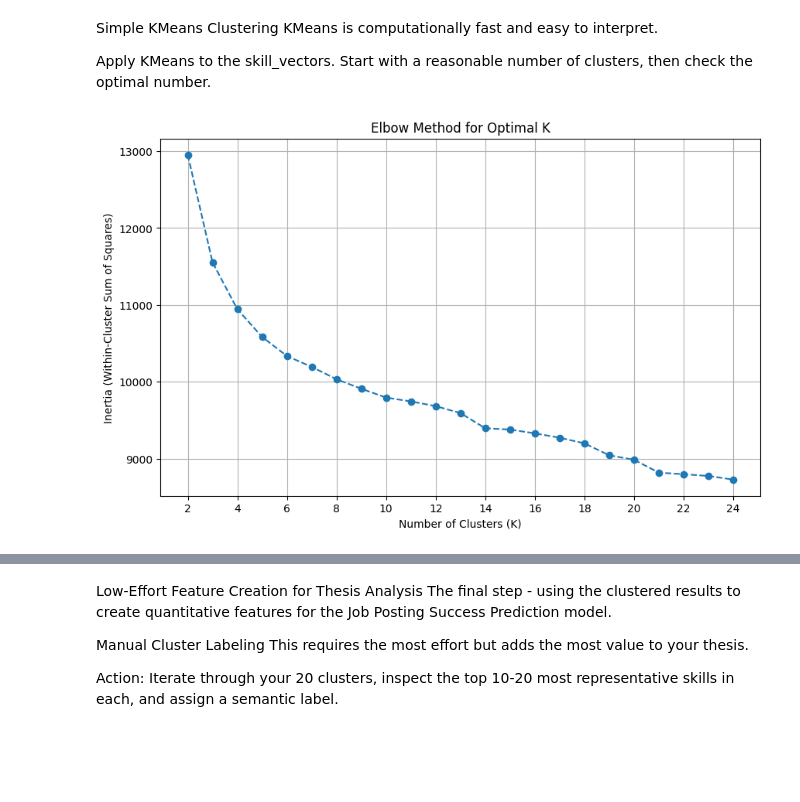
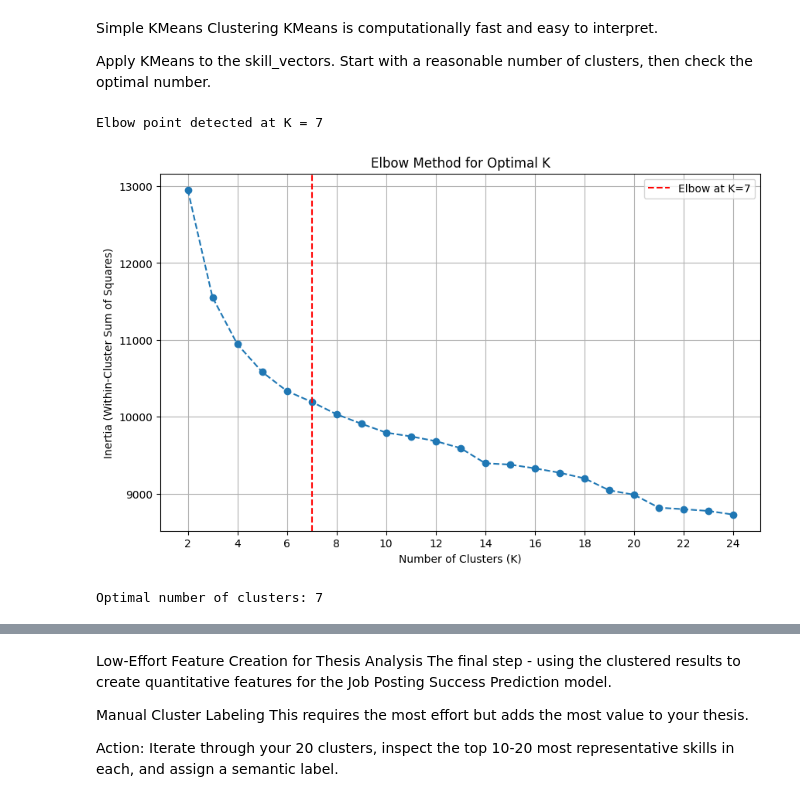
Before and after one commit to juliabarsow/NLP_Job_Postings, a Jupyter notebook: skill_extraction_clustering.ipynb, the cells around one changed output, grey strips where cells are left out. Drawn from its saved outputs; the diff is of its cells as text; code cells hidden in the pictures; blank space fills up the shorter version.

```diff
--- a/skill_extraction_clustering.ipynb
+++ b/skill_extraction_clustering.ipynb
@@ -358,29 +358,28 @@ Simple KMeans Clustering
 KMeans is computationally fast and easy to interpret.
 
 Apply KMeans to the skill_vectors. Start with a reasonable number of clusters, then check the optimal number.
-# %%
-# Define the range of K values to test
-k_range = range(2, 25)
-inertia = []
-
-# Calculate inertia for each K
-for k in k_range:
-    kmeans = KMeans(
-        n_clusters=k,
-        random_state=42
-    )
-    # Fit the model to the skill vectors
-    kmeans.fit(skill_vectors)
-    # Append the inertia (WSS) to the list
-    inertia.append(kmeans.inertia_)
-
-# Plotting the Elbow Curve
-plt.figure(figsize=(10, 6))
-plt.plot(k_range, inertia, marker='o', linestyle='--')
-plt.title('Elbow Method for Optimal K')
-plt.xlabel('Number of Clusters (K)')
-plt.ylabel('Inertia (Within-Cluster Sum of Squares)')
-plt.xticks(k_range[::2]) # Show every second tick mark for clarity
-plt.grid(True)
-# %% [output]
-[figure, removed]
+# %%
+from scipy.signal import find_peaks
+
+def find_elbow_point(k_values, inertia_values):
+    """
+    Identifies the elbow point in the inertia curve using the maximum second derivative method.
+
+    Args:
+        k_values: List of K values.
+        inertia_values: Corresponding inertia values for each K.
+
+    Returns:
+        int or None: The K value at the elbow point.
+    """
+    # Calculate the second derivative of inertia values
+    second_derivative = np.diff(inertia_values, n=2)
+
+    # Find peaks in the second derivative (elbow points)
+    peaks, _ = find_peaks(-second_derivative)  # Negative because we want maxima in the original curve
+
+    if len(peaks) > 0:
+        elbow_k = k_values[peaks[0] + 1]  # +1 to account for the diff reducing the array size
+        return elbow_k
+    else:
+        return None
@@ -387 +429,9 @@ plt.grid(True)
+# %%
+# elbow plot for optimal number of clusters
+optimal_k = plot_elbow_curve(skill_vectors)
+print(f"Optimal number of clusters: {optimal_k}")
+# %% [output]
+Elbow point detected at K = 7
+[figure, added]
+Optimal number of clusters: 7
 # %%
```
Also changed, not shown: parts of 20 cells of this notebook.
